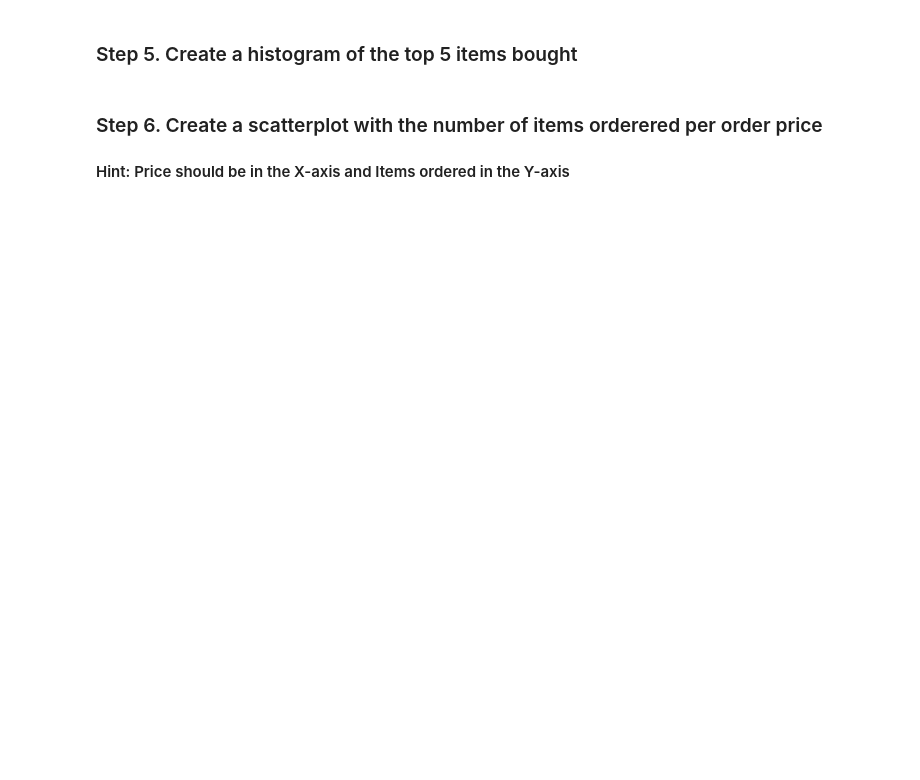
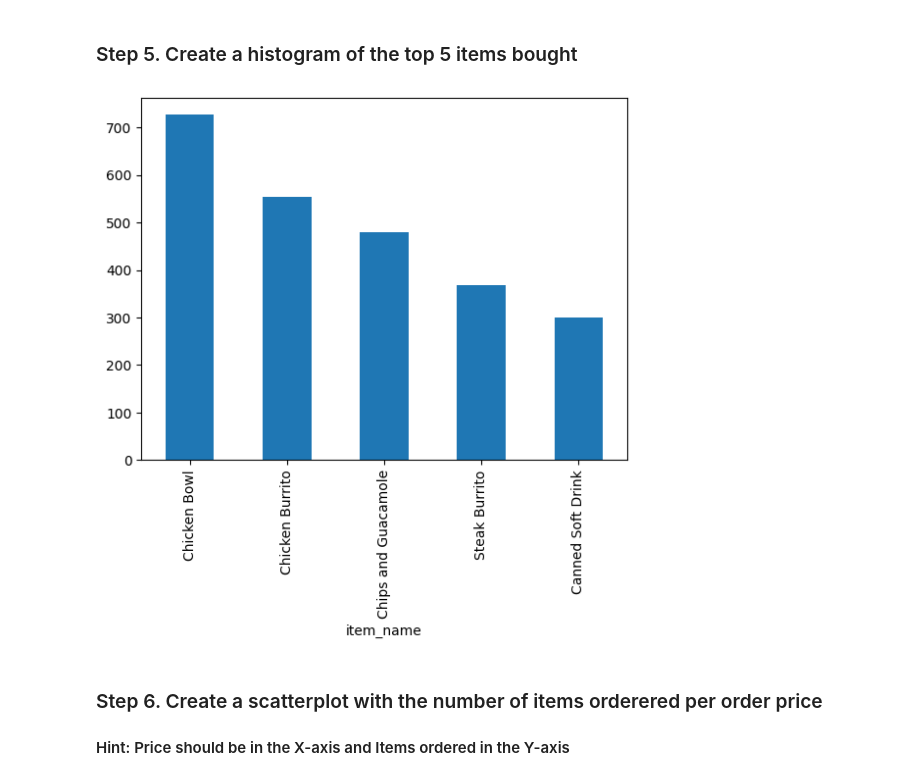
Before and after one commit to zakharkousnetsov/pandas_exercises, a Jupyter notebook: 07_Visualization/Chipotle/Exercises.ipynb, the cells around one changed output. Cells and saved outputs as stored; diff of their text form; code cells hidden in the pictures; blank space fills up the shorter version.

```diff
--- a/07_Visualization/Chipotle/Exercises.ipynb
+++ b/07_Visualization/Chipotle/Exercises.ipynb
@@ -16,3 +16,5 @@ from collections import Counter
 ### Step 2. Import the dataset from this [address](https://raw.githubusercontent.com/justmarkham/DAT8/master/data/chipotle.tsv).
 # %% [markdown]
 ### Step 3. Assign it to a variable called chipo.
+# %%
+chipo = pd.read_csv('https://raw.githubusercontent.com/justmarkham/DAT8/master/data/chipotle.tsv', sep='\t')
@@ -20,0 +51,5 @@ from collections import Counter
+# %%
+try:
+    chipo['item_price'] = chipo['item_price'].apply(lambda x: float(x[1:]))
+except:
+    pass
@@ -21,5 +70,9 @@ from collections import Counter
 # %% [markdown]
 ### Step 5. Create a histogram of the top 5 items bought
+# %%
+chipo.groupby('item_name')['quantity'].count().sort_values()[::-1].head(5).plot(kind='bar');
+# %% [output]
+[figure, added]
 # %% [markdown]
 ### Step 6. Create a scatterplot with the number of items orderered per order price
 #### Hint: Price should be in the X-axis and Items ordered in the Y-axis
```
Also changed, not shown: parts of 6 cells of this notebook, 3 other files.
